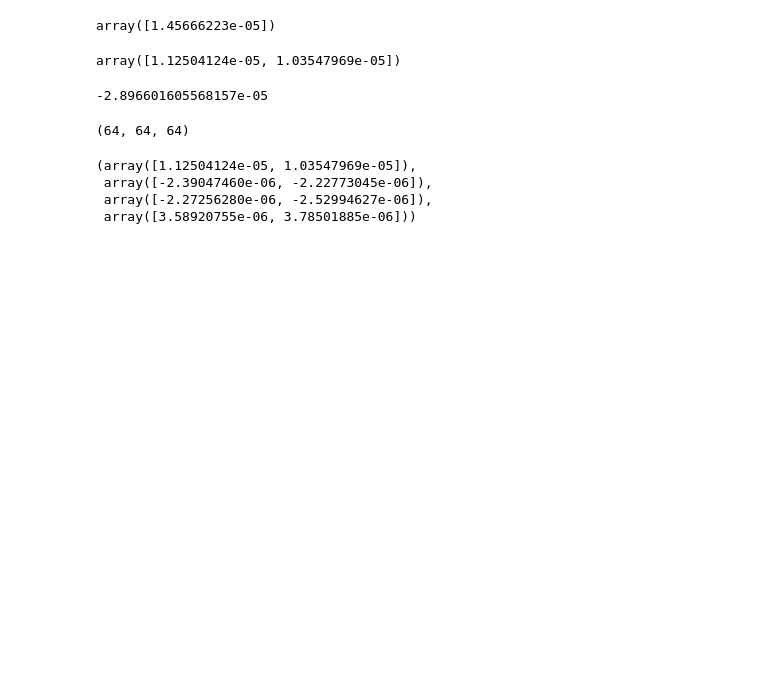
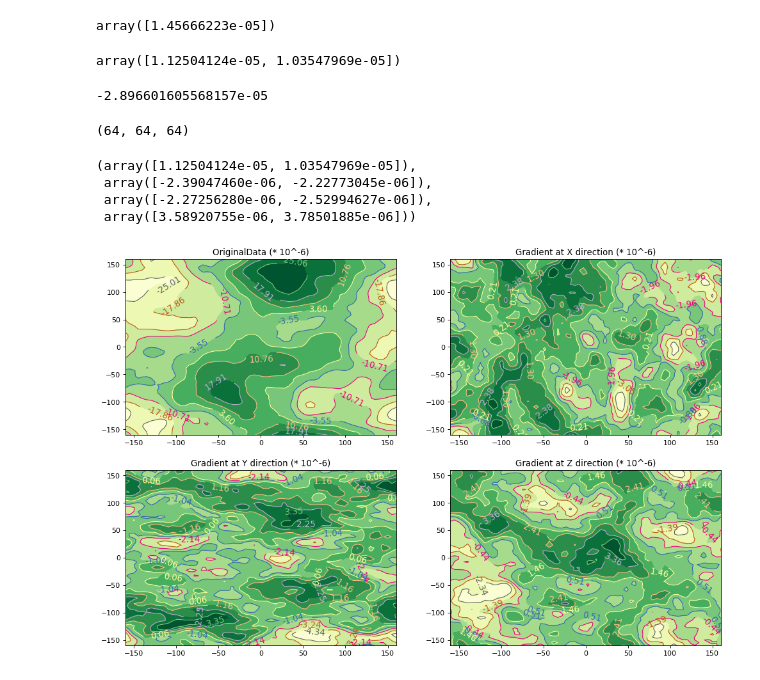
Before and after one commit to drnesr/GridInterpolation, a Jupyter notebook: Trials.ipynb, the cells around one changed output. Drawn from its saved outputs; the diff is of its cells as text; code cells hidden in the pictures; blank space fills up the shorter version.

Commit message:
Drawing sections and gradients

```diff
--- a/Trials.ipynb
+++ b/Trials.ipynb
@@ -59,3 +63,15 @@ get_val_and_grads(pts)
  array([-2.39047460e-06, -2.22773045e-06]),
  array([-2.27256280e-06, -2.52994627e-06]),
  array([3.58920755e-06, 3.78501885e-06]))
+# %%
+X, Y = np.meshgrid(x, y)
+# %%
+Z = np.outer(z.T, z)
+# plot
+fig = plt.figure(figsize=(15,10))
+ax = fig.gca(projection='3d')
+ax.plot_surface(X,Y,Z, rstride=1, cstride=1)#, facecolors=fcolors, vmin=minn, vmax=maxx, shade=False)
+ax.set_xlabel('x')
+ax.set_ylabel('y')
+ax.set_zlabel('z')
+plt.show()
@@ -61,0 +132,5 @@ get_val_and_grads(pts)
+# %%
+# Test
+draw_contour_at_sectionXY(0, x, y)
+# %% [output]
+[figure, added]
```
Also changed, not shown: parts of 5 cells of this notebook.
